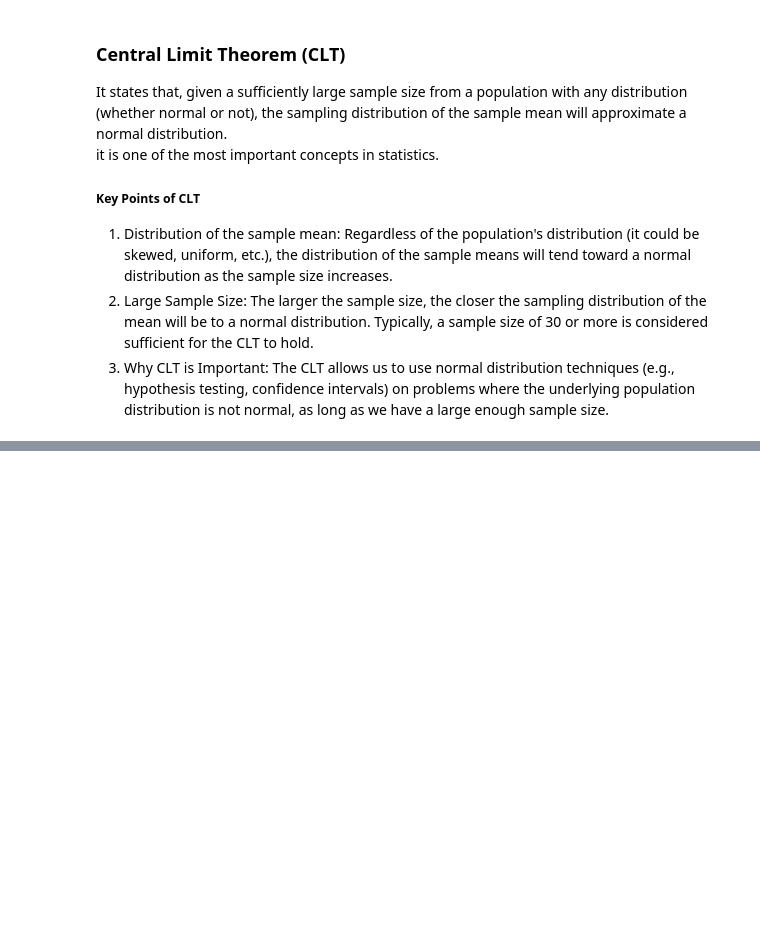
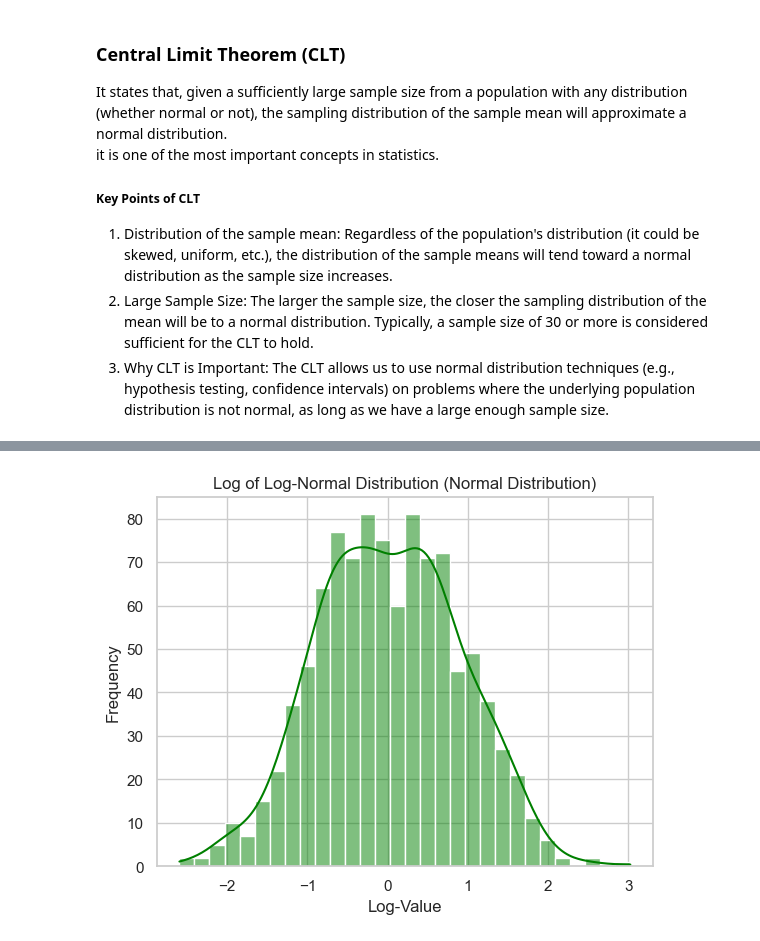
Before and after one commit to ritik-3/statistic-lerarning, a Jupyter notebook: main.ipynb, the cells around one changed output, grey strips where cells are left out. Saved outputs shown, nothing was run; the diff lists cells and outputs as text; code cells hidden in the pictures; blank space fills up the shorter version.

```diff
--- a/main.ipynb
+++ b/main.ipynb
@@ -328,0 +358,15 @@ plt.show()
+# %%
+log_data = np.log(data)  # Taking the natural log of log-normal data
+
+# Plot the histogram of the log-transformed data (which should follow a normal distribution)
+sns.histplot(log_data, kde=True, bins=30, color='green')
+
+# Add labels and title
+plt.title("Log of Log-Normal Distribution (Normal Distribution)")
+plt.xlabel("Log-Value")
+plt.ylabel("Frequency")
+
+# Show the plot
+plt.show()
+# %% [output]
+[figure, added]
```
Also changed, not shown: parts of 9 cells of this notebook.
